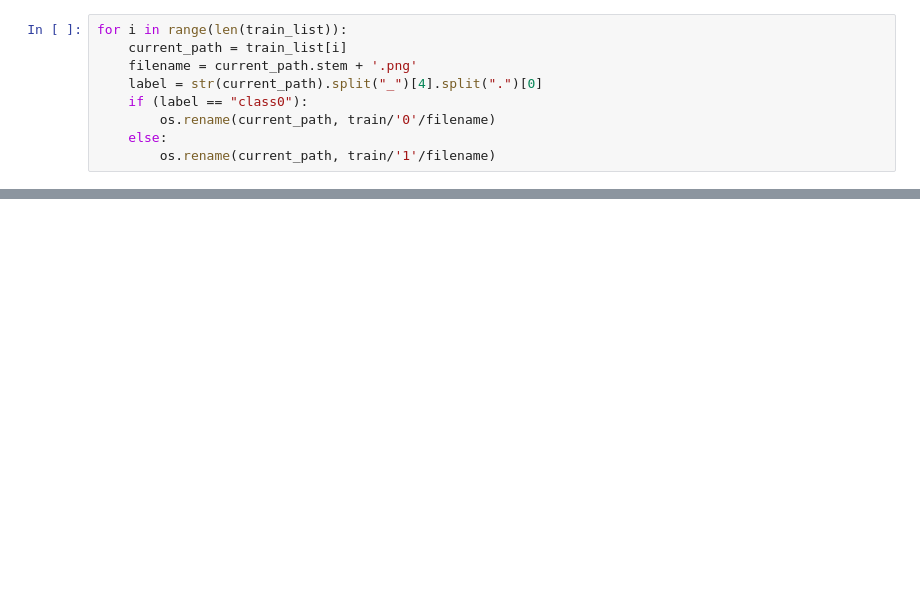
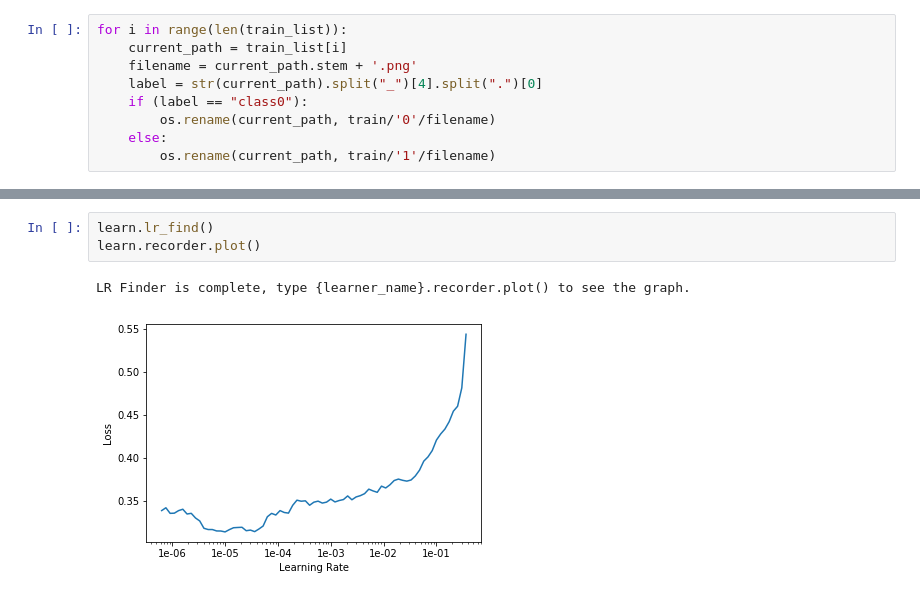
Before and after one commit to jsaurabh/vision-model-zoo, a Jupyter notebook: kaggle-histopathology/CancerNet.ipynb, the cells around one changed output, grey strips where cells are left out. Saved outputs shown, nothing was run; the diff lists cells and outputs as text; blank space fills up the shorter version.

```diff
--- a/kaggle-histopathology/CancerNet.ipynb
+++ b/kaggle-histopathology/CancerNet.ipynb
@@ -148,0 +111,6 @@ doc(ImageItemList.from_df)
+# %%
+learn.lr_find()
+learn.recorder.plot()
+# %% [output]
+LR Finder is complete, type {learner_name}.recorder.plot() to see the graph.
+[figure, added]
```
Also changed, not shown: parts of 68 cells of this notebook.
